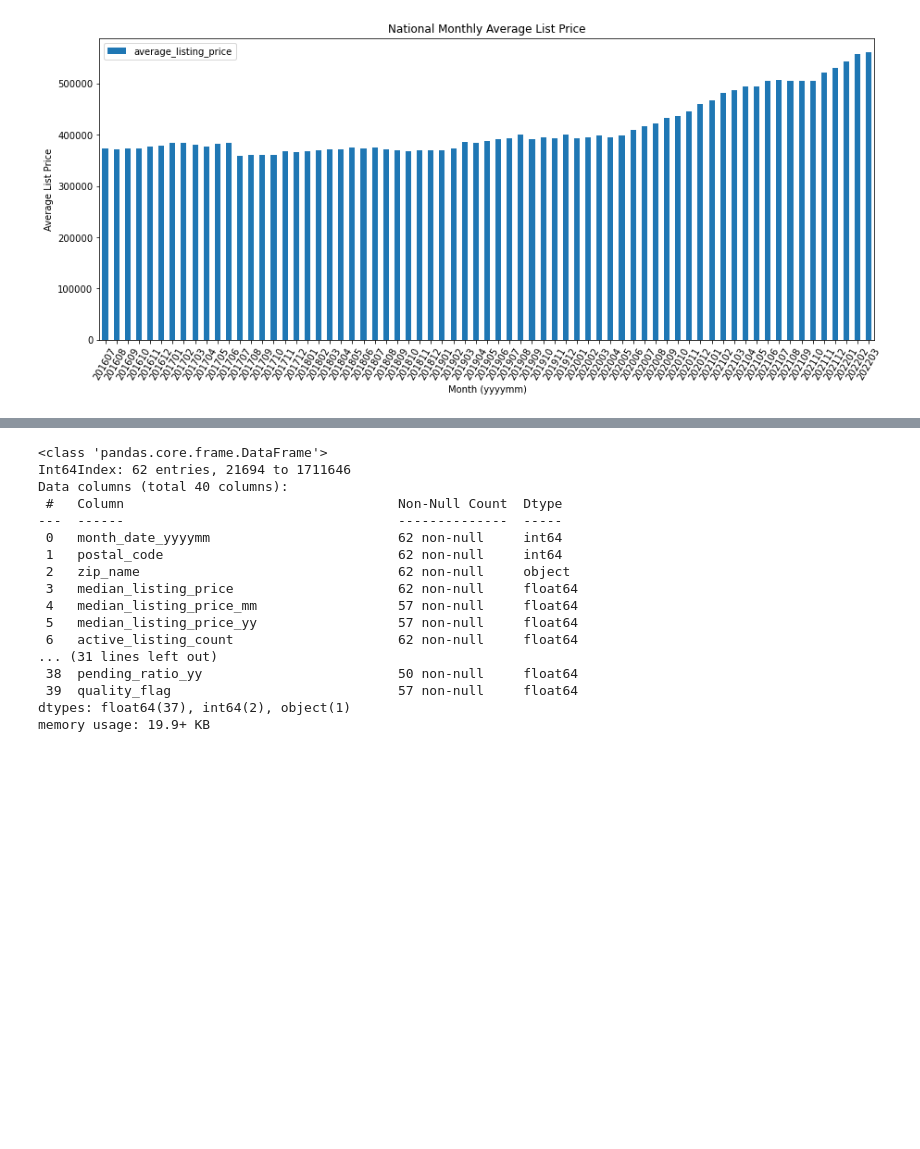
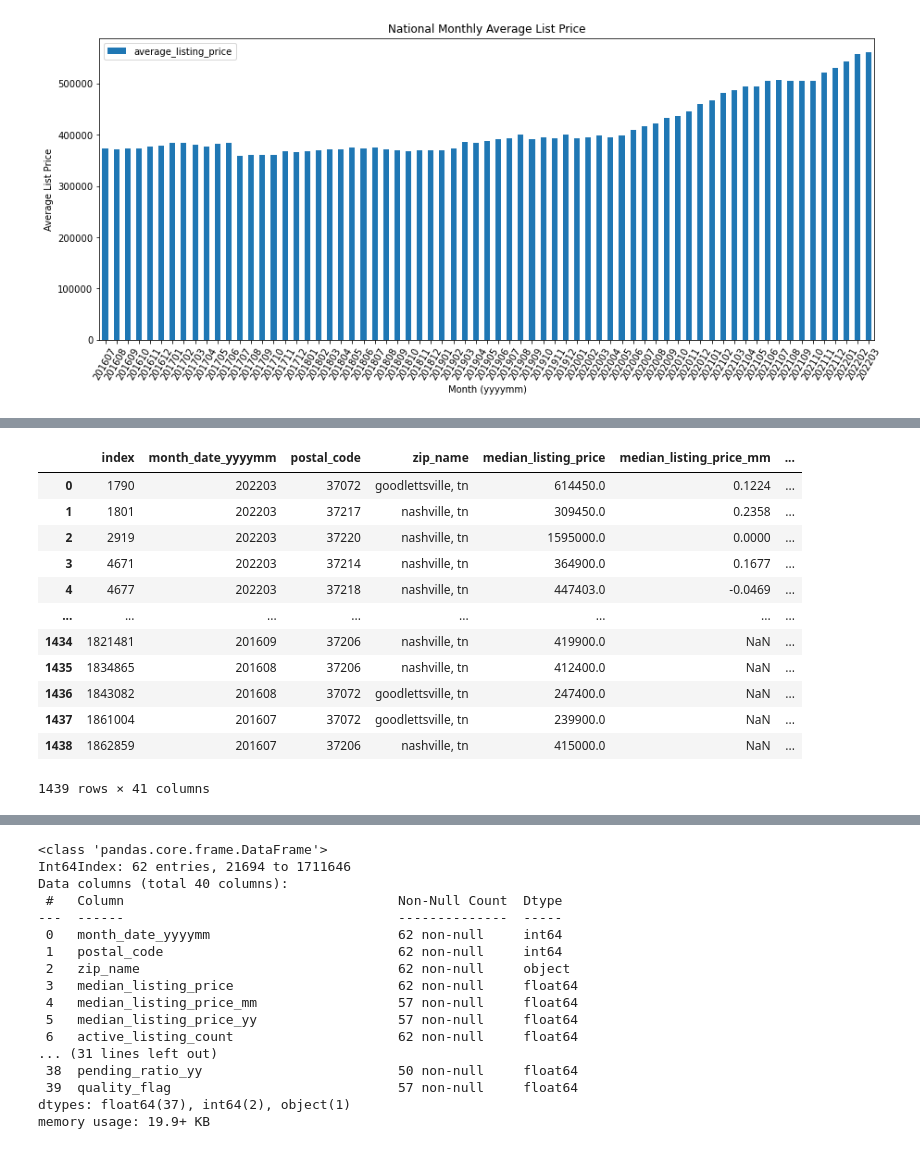
Before and after one commit to heatherkayb/heatherkayb_capstone, a Jupyter notebook: real_estate_capstone.ipynb, the cells around one changed output, grey strips where cells are left out. Cells and saved outputs as stored; diff of their text form; code cells hidden in the pictures; blank space fills up the shorter version.

```diff
--- a/real_estate_capstone.ipynb
+++ b/real_estate_capstone.ipynb
@@ -112,0 +132,18 @@ core_zips = inventory_core.loc[inventory_core['postal_code'].isin(zips)]
+# %%
+core_zips_df = pd.DataFrame(core_zips)
+core_zips_df.reset_index(inplace=True)
+core_zips_df
+# %% [output]
+|  | index | month_date_yyyymm | postal_code | zip_name | median_listing_price | median_listing_price_mm | ... |
+| 0 | 1790 | 202203 | 37072 | goodlettsville, tn | 614450.0 | 0.1224 | ... |
+| 1 | 1801 | 202203 | 37217 | nashville, tn | 309450.0 | 0.2358 | ... |
+| 2 | 2919 | 202203 | 37220 | nashville, tn | 1595000.0 | 0.0000 | ... |
+| 3 | 4671 | 202203 | 37214 | nashville, tn | 364900.0 | 0.1677 | ... |
+| 4 | 4677 | 202203 | 37218 | nashville, tn | 447403.0 | -0.0469 | ... |
+| ... | ... | ... | ... | ... | ... | ... | ... |
+| 1434 | 1821481 | 201609 | 37206 | nashville, tn | 419900.0 | NaN | ... |
+| 1435 | 1834865 | 201608 | 37206 | nashville, tn | 412400.0 | NaN | ... |
+| 1436 | 1843082 | 201608 | 37072 | goodlettsville, tn | 247400.0 | NaN | ... |
+| 1437 | 1861004 | 201607 | 37072 | goodlettsville, tn | 239900.0 | NaN | ... |
+| 1438 | 1862859 | 201607 | 37206 | nashville, tn | 415000.0 | NaN | ... |
+1439 rows × 41 columns
```
Also changed, not shown: parts of 8 cells of this notebook.
